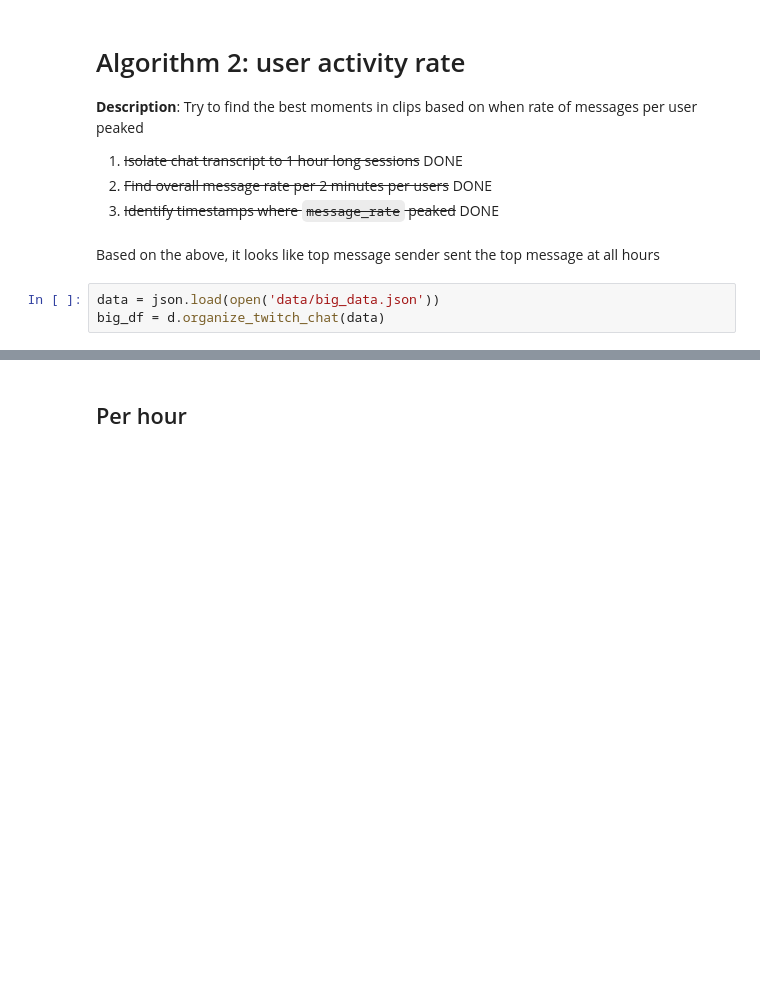
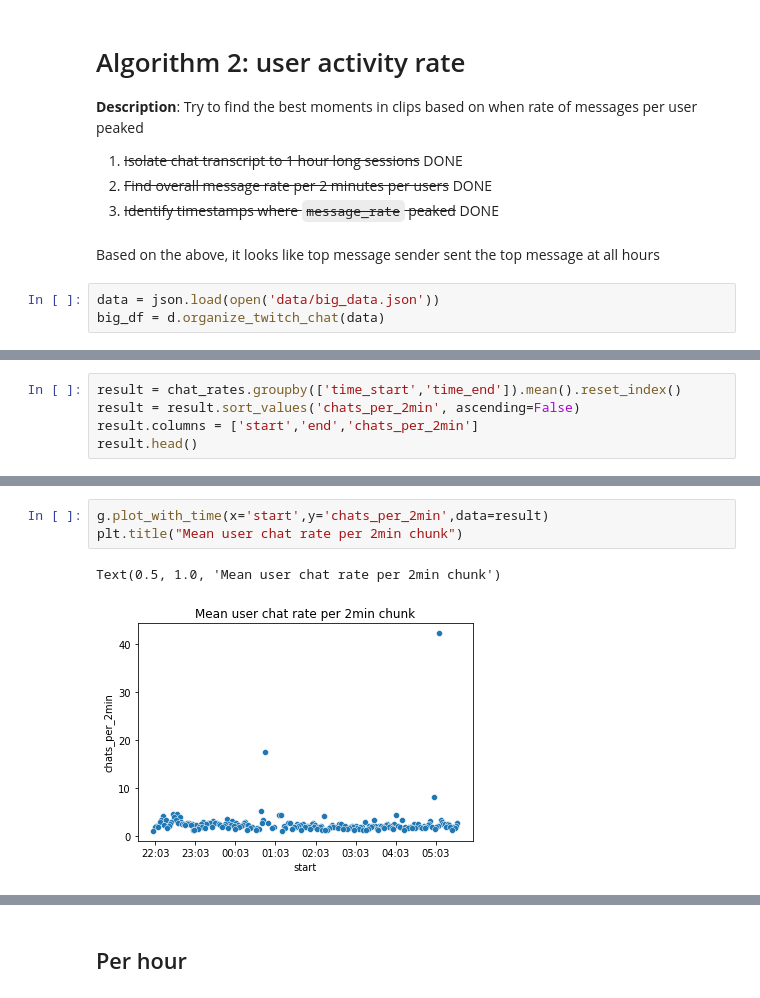
Before and after one commit to pillargg/pillar_algos, a Jupyter notebook: algorithm_2.ipynb, the cells around one changed output, grey strips where cells are left out. Drawn from its saved outputs; the diff is of its cells as text; blank space fills up the shorter version.

```diff
--- a/algorithm_2.ipynb
+++ b/algorithm_2.ipynb
@@ -202,0 +212,5 @@ sns.catplot(x='hour',y='chat_rate',data=mean_rates, kind='strip')
+# %%
+result = chat_rates.groupby(['time_start','time_end']).mean().reset_index()
+result = result.sort_values('chats_per_2min', ascending=False)
+result.columns = ['start','end','chats_per_2min']
+result.head()
@@ -202,0 +224,6 @@ sns.catplot(x='hour',y='chat_rate',data=mean_rates, kind='strip')
+# %%
+g.plot_with_time(x='start',y='chats_per_2min',data=result)
+plt.title("Mean user chat rate per 2min chunk")
+# %% [output]
+Text(0.5, 1.0, 'Mean user chat rate per 2min chunk')
+[figure, added]
```
Also changed, not shown: parts of 39 cells of this notebook, 1 other file.
